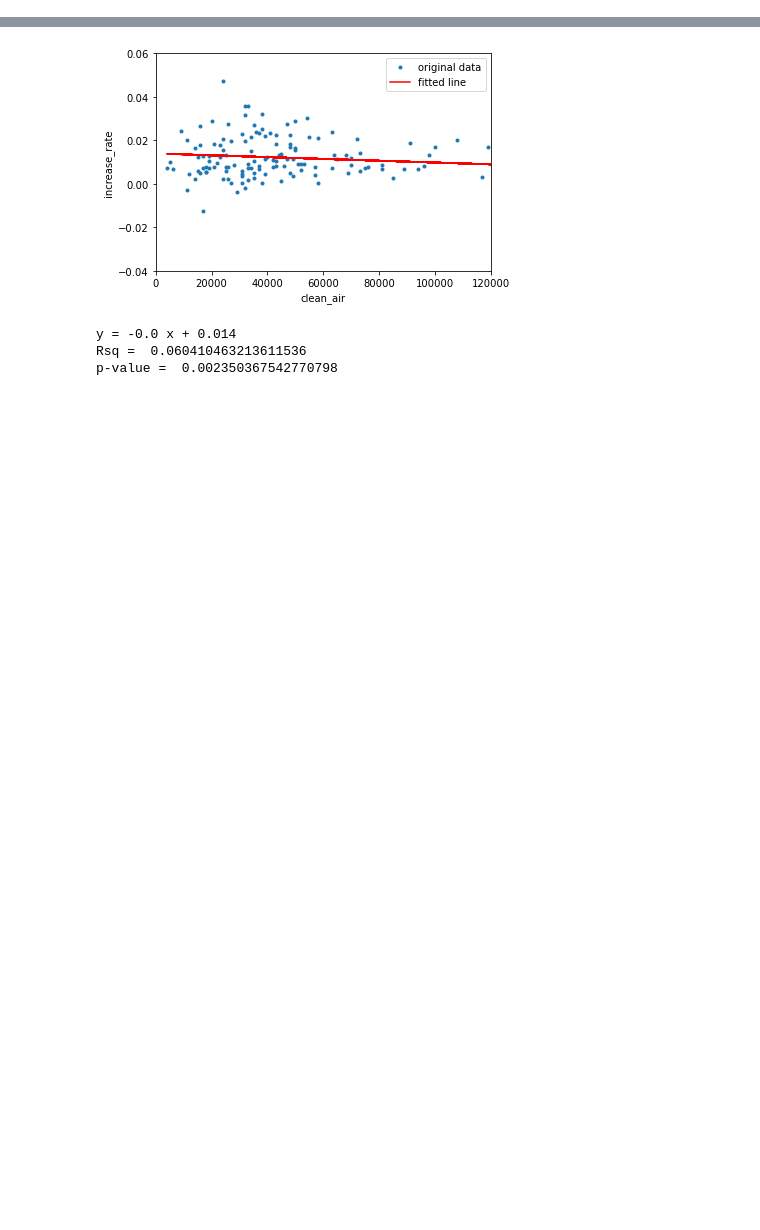
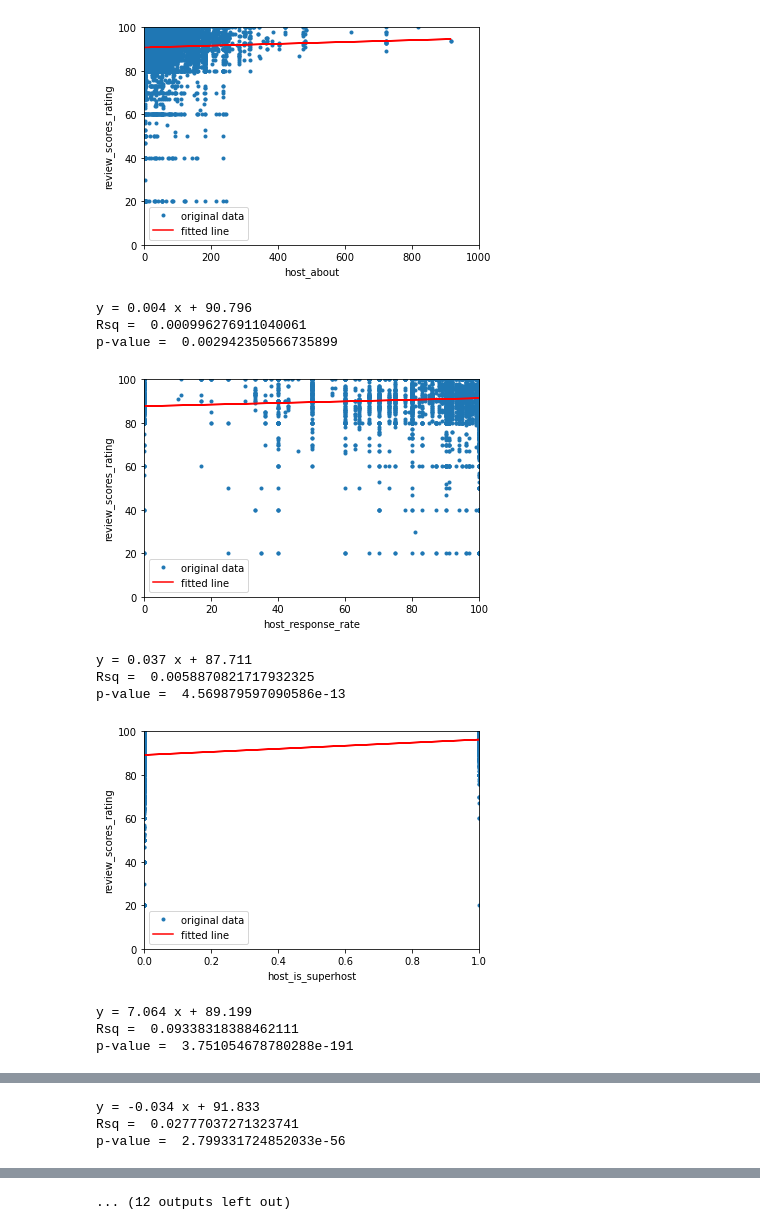
Before and after one commit to Jiawei997/qm, a Jupyter notebook: assessment.ipynb, the cells around one changed output, grey strips where cells are left out. Saved outputs shown, nothing was run; the diff lists cells and outputs as text; code cells hidden in the pictures; blank space fills up the shorter version.

```diff
--- a/assessment.ipynb
+++ b/assessment.ipynb
@@ -80,0 +60,47 @@ instant_bookable
+# %%
+# This is a regression of well-being against greenery:
+def sim_regression(x:'str',y:'str',xmax:'int',ymin:'float',ymax:'float'):
+    X = d1[x]
+    Y = d1[y]
+    plt.xlabel(x)
+    plt.ylabel(y)
+    a = plt.plot(X,Y,'.', label='original data')
+    plt.xlim(0,xmax)
+    plt.ylim(ymin,ymax)
+
+    slope, intercept, r_value, p_value, std_err = sps.linregress(X, Y)
+
+    b = plt.plot(X, X*slope + intercept, 'r', label = 'fitted line') # Plot the regression line.
+
+    plt.legend()
+    plt.show()
+
+    print("y =", round(slope,3), "x +", round(intercept,3))
+    print("Rsq = ", r_value**2)
+    print("p-value = ", p_value)
+# %%
+sim_regression('host_about','review_scores_rating',1000,0,100)
+sim_regression('host_response_rate','review_scores_rating',100,0,100)
+sim_regression('host_is_superhost','review_scores_rating',1,0,100)
+sim_regression('host_total_listings_count','review_scores_rating',510,0,100)
+sim_regression('room_type','review_scores_rating',5,0,100)
+sim_regression('accommodates','review_scores_rating',5,0,100)
+sim_regression('amenities','review_scores_rating',5,0,100)
+sim_regression('amenities','review_scores_rating',60,0,100)
+sim_regression('price','review_scores_rating',1250,0,100)
+sim_regression('minimum_nights','review_scores_rating',365,0,100)
+sim_regression('number_of_reviews','review_scores_rating',800,0,100)
+sim_regression('instant_bookable','review_scores_rating',1.5,0,100)
+# %% [output]
+[figure, added]
+y = 0.004 x + 90.796
+Rsq =  0.000996276911040061
+p-value =  0.002942350566735899
+[figure, added]
+y = 0.037 x + 87.711
+Rsq =  0.0058870821717932325
+p-value =  4.569879597090586e-13
+[figure, added]
+y = 7.064 x + 89.199
+Rsq =  0.09338318388462111
+p-value =  3.751054678780288e-191
@@ -80,0 +108,3 @@ instant_bookable
+y = -0.034 x + 91.833
+Rsq =  0.02777037271323741
+p-value =  2.799331724852033e-56
@@ -81,13 +119,12 @@ instant_bookable
+... (12 outputs left out)
 # %%
-# This is a regression of well-being against greenery:
+'''X = d1['school_awareness']
+Y = d1['2018_cases_ratio']
 
-X = d1['clean_air']
-Y = d1['increase_rate']
+plt.xlabel('clean_environ')
+plt.ylabel('2018_cases_ratio')
 
-plt.xlabel('clean_air')
-plt.ylabel('increase_rate')
-
-a = plt.plot(X,Y,'.', label='original data')
+a = plt.plot(X,Y,'.',label='original data')
 plt.xlim(0,r)
 plt.ylim(b,c)
 
@@ -100,9 +137,4 @@ plt.show()
 
 print("y =", round(slope,3), "x +", round(intercept,3))
 print("Rsq = ", r_value**2)
-print("p-value = ", p_value)
+print("p-value = ", p_value)'''
-# %% [output]
-[figure, removed]
-y = -0.0 x + 0.014
-Rsq =  0.060410463213611536
-p-value =  0.002350367542770798
```
Also changed, not shown: parts of 16 cells of this notebook, 1 other file.
